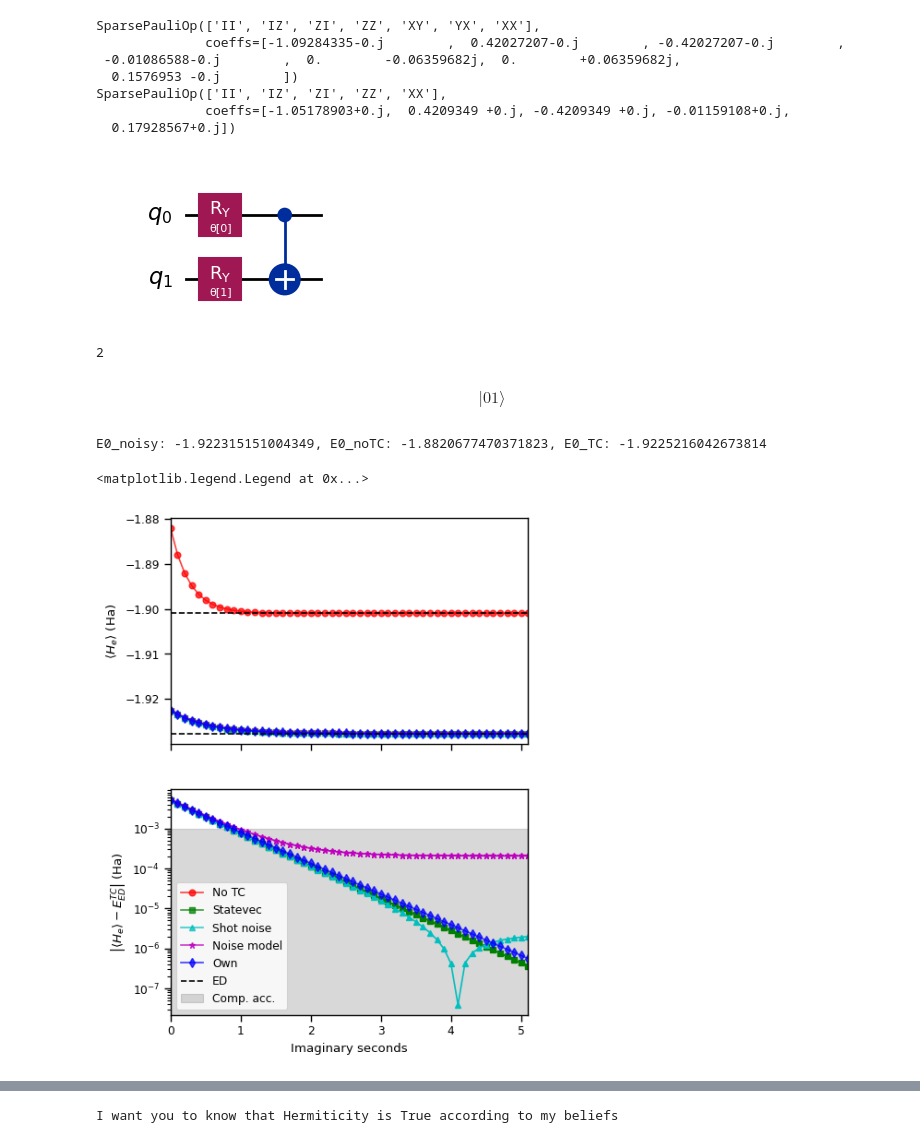
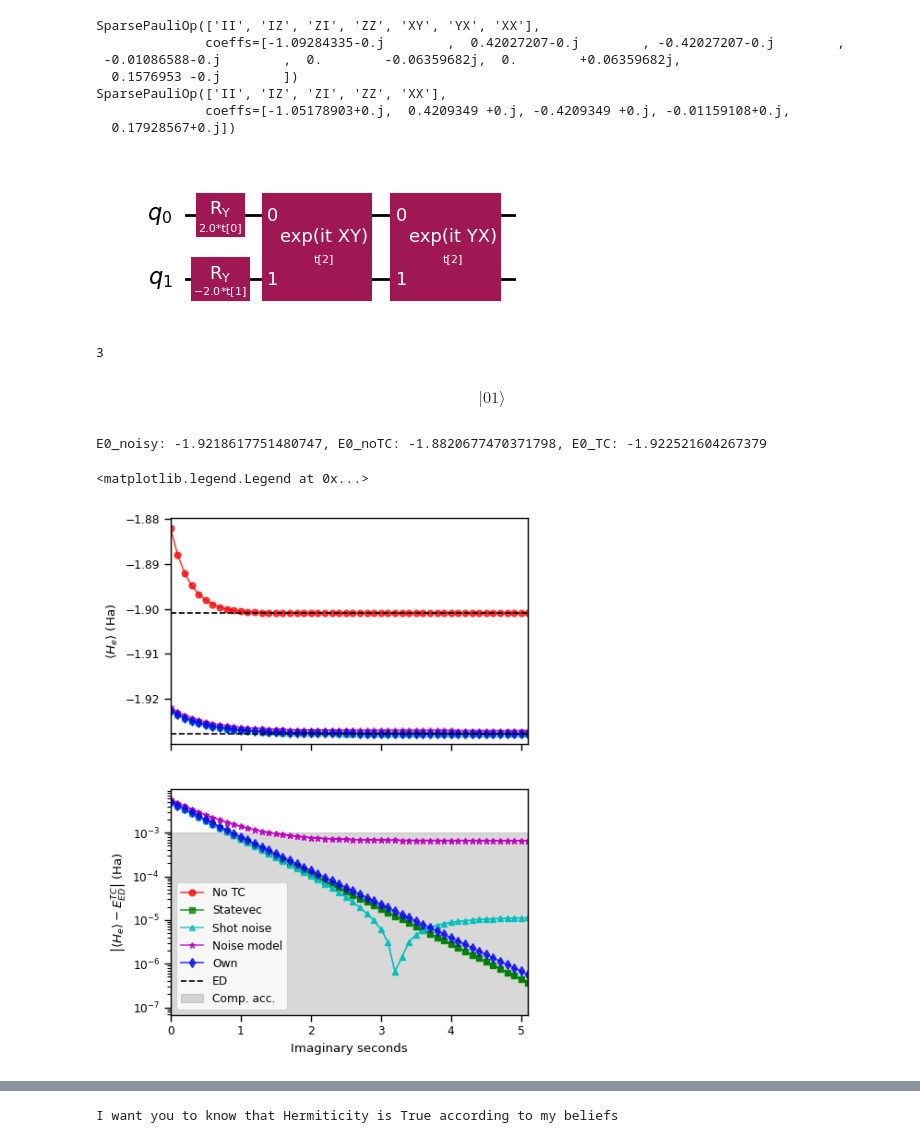
Before and after one commit to Magnusson6359/qiskit-algorithms, a Jupyter notebook: testing.ipynb, the cells around one changed output, grey strips where cells are left out. Saved outputs shown, nothing was run; the diff lists cells and outputs as text; code cells hidden in the pictures.

```diff
--- a/testing.ipynb
+++ b/testing.ipynb
@@ -98,17 +98,17 @@ noisy_estimator = AerEstimator(
 # %%
 # Ansatz
 
 # UCCSD
-#ansatz = UCCSD(num_spatial_orbitals = problem.num_spatial_orbitals, num_particles = problem.num_particles, qubit_mapper=mapper)
-#init_param_values = [0,3*np.pi/2,-np.pi/2] # surely there should be some systematic way of doing this...
-#ansatz.decompose().decompose().decompose().draw("mpl")
+ansatz = UCCSD(num_spatial_orbitals = problem.num_spatial_orbitals, num_particles = problem.num_particles, qubit_mapper=mapper) # No initial state! By luck it still works in this case but.
+init_param_values = [0,3*np.pi/2,-np.pi/2] # surely there should be some systematic way of doing this...
+ansatz.decompose().decompose().draw("mpl")
 
 # EfficientSU2
-ansatz = EfficientSU2(num_qubits = qubit_op2.num_qubits, reps=1, su2_gates=["ry"], skip_final_rotation_layer=True)
-init_param_values = [np.pi,np.pi]
-ansatz.decompose().draw("mpl")
+#ansatz = EfficientSU2(num_qubits = qubit_op2.num_qubits, reps=1, su2_gates=["ry"], skip_final_rotation_layer=True)
+#init_param_values = [np.pi,np.pi]
+#ansatz.decompose().draw("mpl")
 # %% [output]
-[figure, old version]
+[figure, new version]
 # %%
 # Testing the initial state
 print(ansatz.num_parameters)
@@ -117,7 +117,7 @@ test_circ = ansatz.assign_parameters(init_param_values)
 state = state.evolve(test_circ)
 state.draw('latex')
 # %% [output]
-2
+3
 $$ |01\rangle$$
 # %%
 ###############
@@ -266,9 +266,9 @@ for index, label in enumerate(l2):
         h.append(h2[index])
 ax2.legend(h, l)
 # %% [output]
-E0_noisy: -1.922315151004349, E0_noTC: -1.8820677470371823, E0_TC: -1.9225216042673814
+E0_noisy: -1.9218617751480747, E0_noTC: -1.8820677470371798, E0_TC: -1.922521604267379
 <matplotlib.legend.Legend at 0x...>
-[figure, old version]
+[figure, new version]
 # %%
 # Moving on to QRTE, test system
 
```
Also changed, not shown: parts of 6 cells of this notebook, 5 other files.
